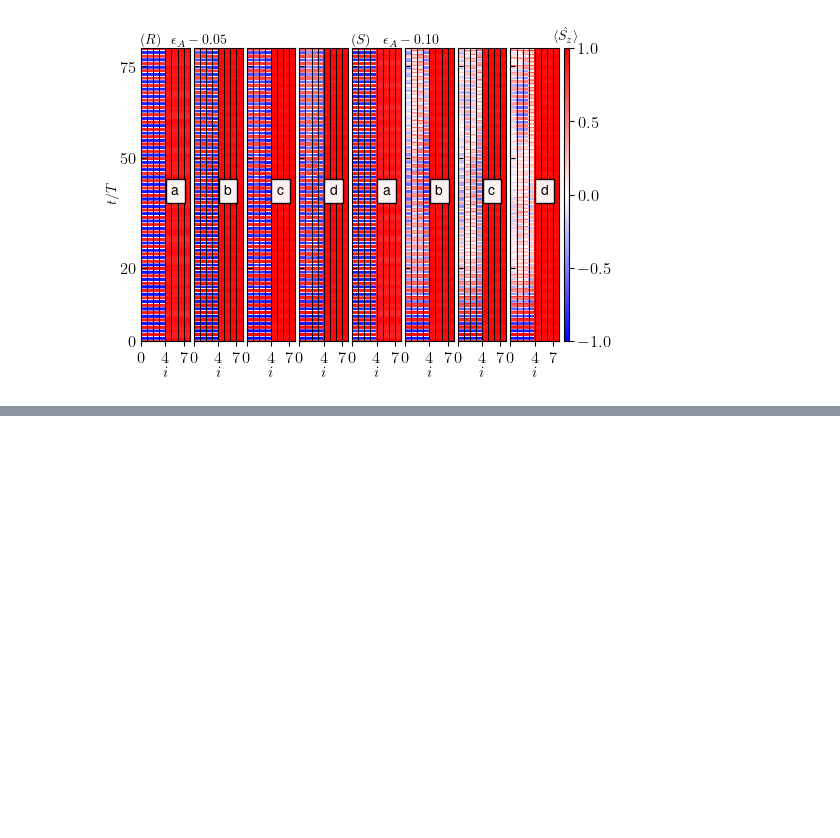
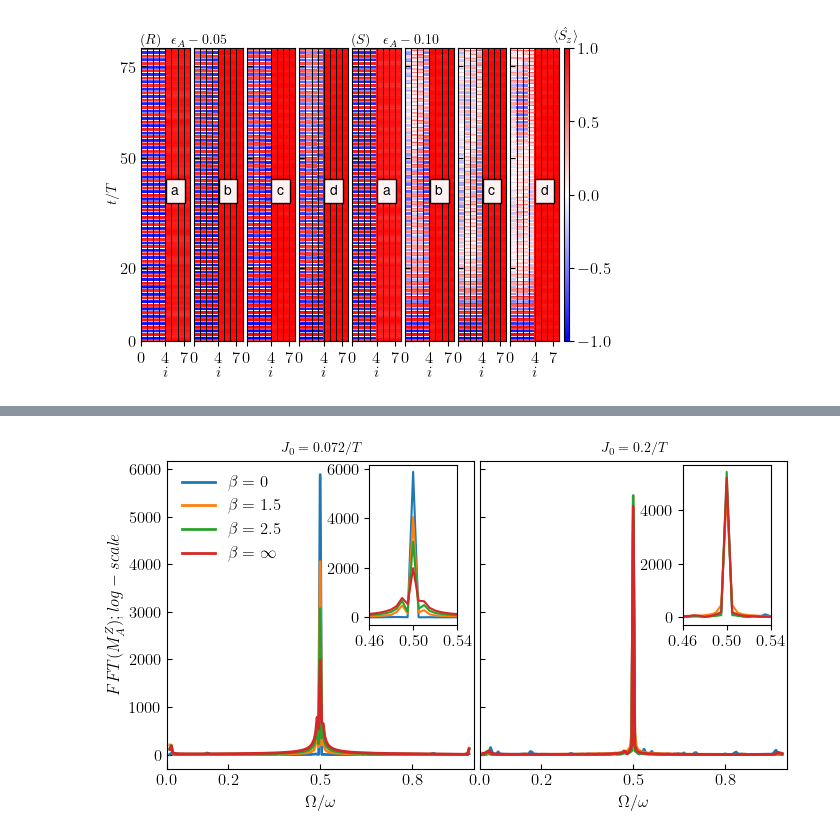
Before and after one commit to rahmahi/Chimera_Time_Crystal, a Jupyter notebook: codes/new_algo/chimera_codes_new_algo.ipynb, the cells around one changed output, grey strips where cells are left out. Saved outputs shown, nothing was run; the diff lists cells and outputs as text; code cells hidden in the pictures; blank space fills up the shorter version.

```diff
--- a/codes/new_algo/chimera_codes_new_algo.ipynb
+++ b/codes/new_algo/chimera_codes_new_algo.ipynb
@@ -835,0 +954,90 @@ Wall time: 1min 10s
+# %%
+from mpl_toolkits.axes_grid1.inset_locator import inset_axes
+import matplotlib.pyplot as plt
+import h5py
+import numpy as np
+
+plt.rcParams.update({"figure.figsize": (8, 4),"text.usetex": True,"font.family": "sans-serif",
+    "font.size": 12,"font.sans-serif": ["Helvetica"]})
+w = 20
+T = 2 * np.pi/w
+jvalues = [0.072/T,0.2/T]
+Jlbl = [r'$J_0 = 0.072/T$',r'$J_0=0.2/T$']
+
+freq_threshold_left = 0.01
+freq_threshold_right = 0.99
+
+fig, axs = plt.subplots(1, 2, sharey=True, sharex=True)
+plt.subplots_adjust(wspace=0.02, hspace=0.0)
+
+#left, bottom, width, height = [0.45, 0.33, 0.4, 0.32]
+ax2 = fig.add_axes([0.378, 0.47, 0.11, 0.4])
+ax3 = fig.add_axes([0.77, 0.47, 0.11, 0.4])
+
+with open("mz8files.txt", 'r') as fp:
+    lines = fp.readlines()
+    x = len(lines)
+    for i in range(0,x):
+        filename = lines[i][:-1]
+        with h5py.File(filename, "r") as f:
+            data_a = f['mza'][()]
+            data_b = f['mzb'][()]
+            times = f['times'][()]
+            N = f.attrs['N']
+            Jvalue = f.attrs['Jvalue']
+            beta = f.attrs['beta']
+            w = f.attrs['w']
+
+            if Jvalue == jvalues[0]:
+                jh = 0
+            else:
+                jh = 1
+
+            if beta == 0:
+                ii = 0
+                lbl = fr"$\beta={beta}$"
+            if beta == 1.5:
+                ii = 1
+                lbl = fr"$\beta={beta}$"
+            if beta == 2.5:
+                ii = 2
+                lbl = fr"$\beta={beta}$"
+            if beta == float('inf'):
+                ii = 3
+                lbl = r"$\beta={\infty}$"
+
+            data = data_a[0:10000]
+            frequencies = T * np.fft.fftfreq(len(data), times[-1]/len(times))
+            fft_values = np.fft.fft(data)
+
+            mask = (frequencies > freq_threshold_left) & (frequencies < freq_threshold_right)
+            y = np.abs(fft_values[mask])
+            x = frequencies[mask]
+
+            axs[jh].set_title(Jlbl[jh], fontsize= 10)
+            axs[jh].plot(np.abs(x), np.abs(y),  label= lbl, linewidth  = 2)
+            axs[jh].set_xticks([0,.2,.5,.8])
+            axs[jh].set_xlim(0, 1)
+            axs[jh].tick_params(which='both', axis="both", direction="in")
+
+            if jh ==0:
+                ax2.plot(np.abs(x), np.abs(y), linewidth=1.5)
+                ax2.set_xlim(0.46,0.54)
+                ax2.set_xticks([.46, 0.5, .54], fontsize = 6)
+
+            if jh ==1:
+                ax3.plot(np.abs(x), np.abs(y), linewidth=1.5)
+                ax3.set_xlim(0.46,0.54)
+                ax3.set_xticks([.46, 0.5, .54], fontsize = 6)
+
+            axs[jh].set_xlabel(r'$\Omega/\omega$', fontsize = 12)
+
+axs[0].legend(frameon = False, loc = 2, fontsize = 12)
+axs[0].set_ylabel(r'$FFT(M^Z_A);log-scale$', fontsize = 12)
+
+#plt.savefig('fft_mz_betas.pdf', bbox_inches='tight', pad_inches=0.0, dpi = 600)
+plt.savefig('fft_regional_mz_betas.svg', bbox_inches='tight', pad_inches=0.0, dpi = 300)
+
+plt.show()
+# %% [output]
+[figure, added]
```
Also changed, not shown: parts of 4 cells of this notebook, 10 other files.
